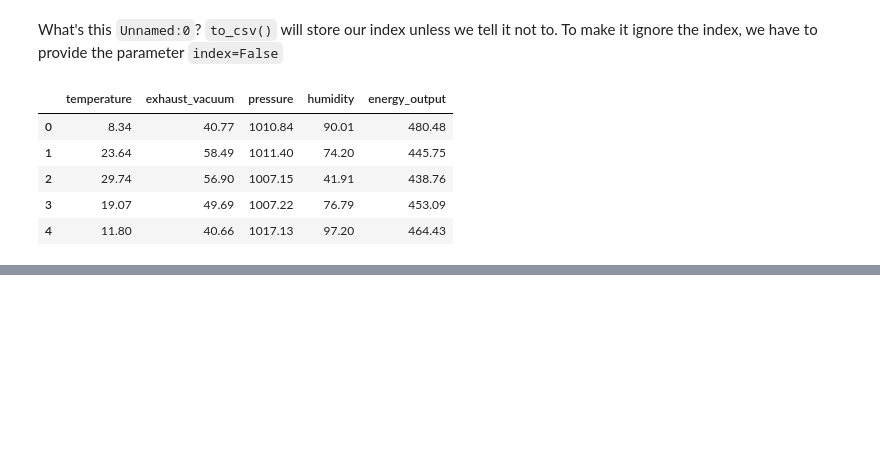
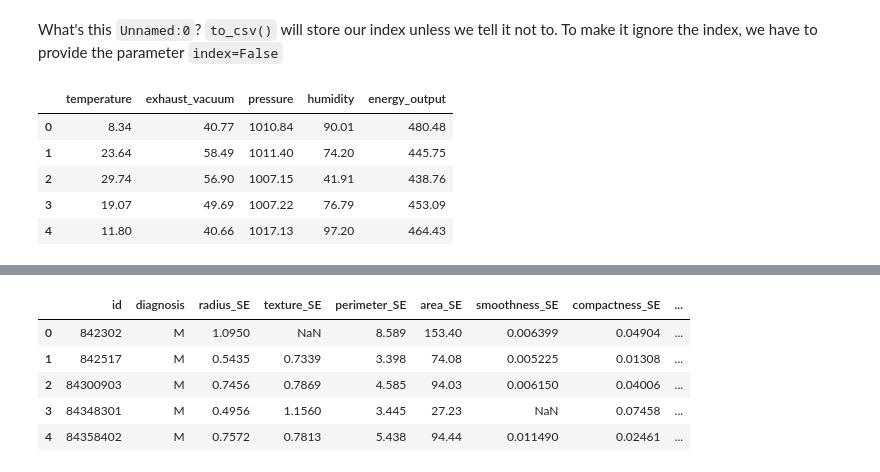
Before and after one commit to sondosaabed/Introduction-to-Data-Analysis-with-Pandas-and-Numpy, a Jupyter notebook: L3_Exploring_and_Inspecting_Data.ipynb, the cells around one changed output, grey strips where cells are left out. Drawn from its saved outputs; the diff is of its cells as text; code cells hidden in the pictures; blank space fills up the shorter version.

```diff
--- a/L3_Exploring_and_Inspecting_Data.ipynb
+++ b/L3_Exploring_and_Inspecting_Data.ipynb
@@ -203,0 +436,16 @@ df.head()
+# %%
+# import
+import numpy as np
+
+# create the standard errors dataframe
+df_SE = df.iloc[:, np.r_[:2, 12:22]]
+
+# view the first few rows to confirm this was successful
+df_SE.head()
+# %% [output]
+|  | id | diagnosis | radius_SE | texture_SE | perimeter_SE | area_SE | smoothness_SE | compactness_SE | ... |
+| 0 | 842302 | M | 1.0950 | NaN | 8.589 | 153.40 | 0.006399 | 0.04904 | ... |
+| 1 | 842517 | M | 0.5435 | 0.7339 | 3.398 | 74.08 | 0.005225 | 0.01308 | ... |
+| 2 | 84300903 | M | 0.7456 | 0.7869 | 4.585 | 94.03 | 0.006150 | 0.04006 | ... |
+| 3 | 84348301 | M | 0.4956 | 1.1560 | 3.445 | 27.23 | NaN | 0.07458 | ... |
+| 4 | 84358402 | M | 0.7572 | 0.7813 | 5.438 | 94.44 | 0.011490 | 0.02461 | ... |
```
Also changed, not shown: parts of 21 cells of this notebook.
